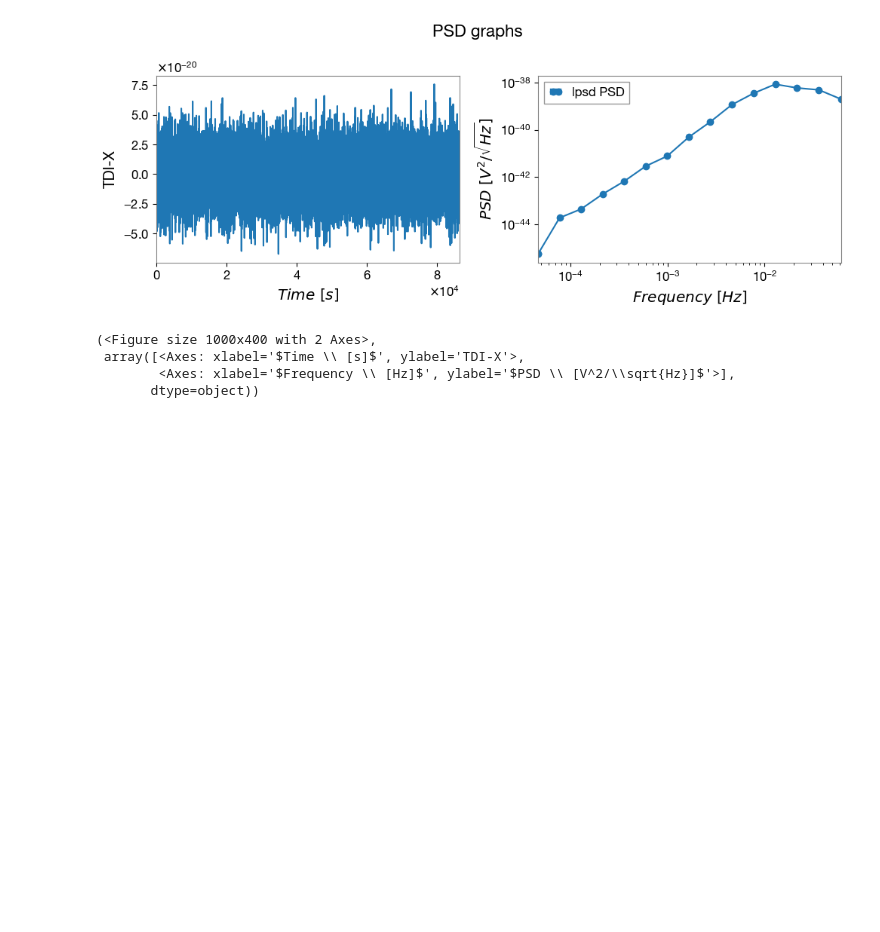
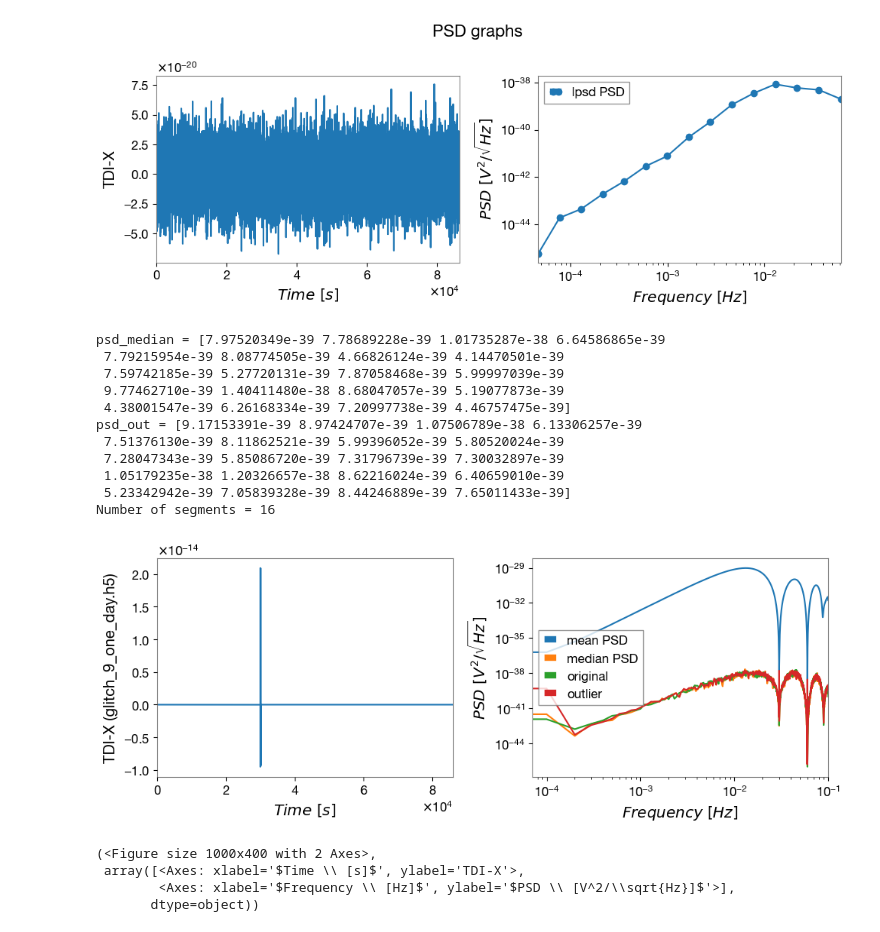
Before and after one commit to AkmDgreat/AkshatLISA, a Jupyter notebook: AkshatLISA/notebooks/injectingGlitchesToPsds.ipynb, the cells around one changed output. Saved outputs shown, nothing was run; the diff lists cells and outputs as text; code cells hidden in the pictures; blank space fills up the shorter version.

```diff
--- a/AkshatLISA/notebooks/injectingGlitchesToPsds.ipynb
+++ b/AkshatLISA/notebooks/injectingGlitchesToPsds.ipynb
@@ -149,6 +333,73 @@ f_orig_lpsd_2, psd_orig_lpsd_2, _, _ = lpsd_wosa(
     Jdes=1000,
     wosa_kwargs=dict(method="mean")   # whatever options your wosa supports
 )
+# %%
+# list of your four datasets
+file_list = [
+    'glitch_9_one_day.h5'
+]
+
+nperseg = 2000
+
+for fname in file_list:
+    # load
+    tdi_path = getTdiPath(fname)
+    data, fs, t = readTdi(tdi_path)
+
+    # if you need idx again
+    delta_t = 1 / fs
+    idx     = nperseg / delta_t
+
+    # compute mean‐PSD (and print # segments)
+    f_mean, psd_mean, _, nseg = wosa(
+        x=data,
+        fs=fs,
+        nperseg=nperseg,
+        method="mean"
+    )
+
+    # compute median‐PSD
+    f_median, psd_median, _, _ = wosa(
+        x=data,
+        fs=fs,
+        nperseg=nperseg,
+        method="median"
+    )
+
+    f_out, psd_out, _, _ = wosa(
+        x=data,
+        fs=fs,
+        nperseg=nperseg,
+        method="outlier_rejection"
+    )
+    print(f"psd_median = {psd_median[200: 220]}")
+    print(f"psd_out = {psd_out[200: 220]}")
+
+    # plot all three curves (assuming psd_orig is defined)
+    plot(
+        data=data,
+        t=t,
+        f=f_mean,
+        psd=[psd_mean, psd_median, psd_orig, psd_out],
+        labels=["mean PSD", "median PSD", "original", "outlier"],
+        title=f"TDI-X ({fname})",
+        f_lims=[f_mean[0], f_mean[-1]]
+    )
+
+print(f"Number of segments = {nseg[0]}")
+# %% [output]
+psd_median = [7.97520349e-39 7.78689228e-39 1.01735287e-38 6.64586865e-39
+ 7.79215954e-39 8.08774505e-39 4.66826124e-39 4.14470501e-39
+ 7.59742185e-39 5.27720131e-39 7.87058468e-39 5.99997039e-39
+ 9.77462710e-39 1.40411480e-38 8.68047057e-39 5.19077873e-39
+ 4.38001547e-39 6.26168334e-39 7.20997738e-39 4.46757475e-39]
+psd_out = [9.17153391e-39 8.97424707e-39 1.07506789e-38 6.13306257e-39
+ 7.51376130e-39 8.11862521e-39 5.99396052e-39 5.80520024e-39
+ 7.28047343e-39 5.85086720e-39 7.31796739e-39 7.30032897e-39
+ 1.05179235e-38 1.20326657e-38 8.62216024e-39 6.40659010e-39
+ 5.23342942e-39 7.05839328e-39 8.44246889e-39 7.65011433e-39]
+Number of segments = 16
+[figure, added]
 # %%
 plot(
     data=data_orig,
```
Also changed, not shown: parts of 7 cells of this notebook, 12 other files.
